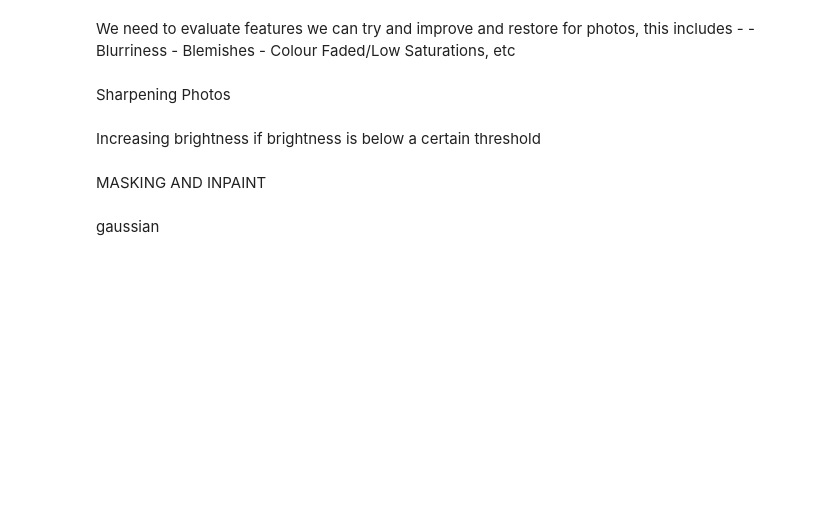
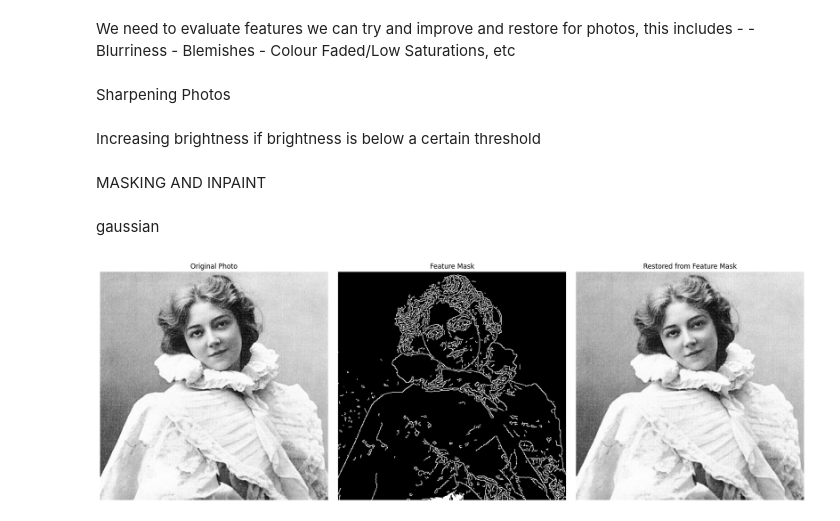
Before and after one commit to Image-Processing-Photo-Restoration/Photo-Restoration, a Jupyter notebook: photo-restore.ipynb, the cells around one changed output. Drawn from its saved outputs; the diff is of its cells as text; code cells hidden in the pictures; blank space fills up the shorter version.

```diff
--- a/photo-restore.ipynb
+++ b/photo-restore.ipynb
@@ -111,6 +111,64 @@ def gaussian(photo, ksize=3, sigma=0.5):
 
 show_image("Original Photo", photo)
 show_image("Gaussian Blurred", gaussian(photo))
+# %%
+def show_triplet(original, mask, restored):
+    plt.figure(figsize=(18, 6))
+
+    images = [original, mask, restored]
+    titles = ["Original Photo", "Feature Mask", "Restored from Feature Mask"]
+
+    for i, (img, title) in enumerate(zip(images, titles), 1):
+        plt.subplot(1, 3, i)
+
+        if len(img.shape) == 2:
+            plt.imshow(img, cmap='gray')
+        else:
+            plt.imshow(cv2.cvtColor(img, cv2.COLOR_BGR2RGB))
+
+        plt.title(title)
+        plt.axis('off')
+
+    plt.tight_layout()
+    plt.show()
+
+def features_from_image(photo):
+    gray = cv2.cvtColor(photo, cv2.COLOR_BGR2GRAY)
+
+    edges = cv2.Canny(gray, 120, 200)
+
+    th = cv2.adaptiveThreshold(
+        gray, 255,
+        cv2.ADAPTIVE_THRESH_MEAN_C,
+        cv2.THRESH_BINARY_INV,
+        25, 10
+    )
+
+    contours, _ = cv2.findContours(th, cv2.RETR_EXTERNAL, cv2.CHAIN_APPROX_SIMPLE)
+
+    contour_mask = np.zeros_like(gray)
+
+    for c in contours:
+        x, y, w, h = cv2.boundingRect(c)
+        aspect = max(w, h) / (min(w, h) + 1)
+
+        if aspect > 4 and cv2.contourArea(c) < 800:
+            cv2.drawContours(contour_mask, [c], -1, 255, -1)
+
+    combined_mask = cv2.bitwise_or(edges, contour_mask)
+
+    restored = cv2.inpaint(photo, combined_mask, 2, cv2.INPAINT_TELEA)
+
+    return combined_mask, restored
+
+
+photo = cv2.imread('sample-photos/old_photo_14.jpg')
+
+mask, restored = features_from_image(photo)
+
+show_triplet(photo, mask, restored)
+# %% [output]
+[figure, added]
 # %%
 import cv2
 import numpy as np
```
Also changed, not shown: parts of 1 cell of this notebook.
